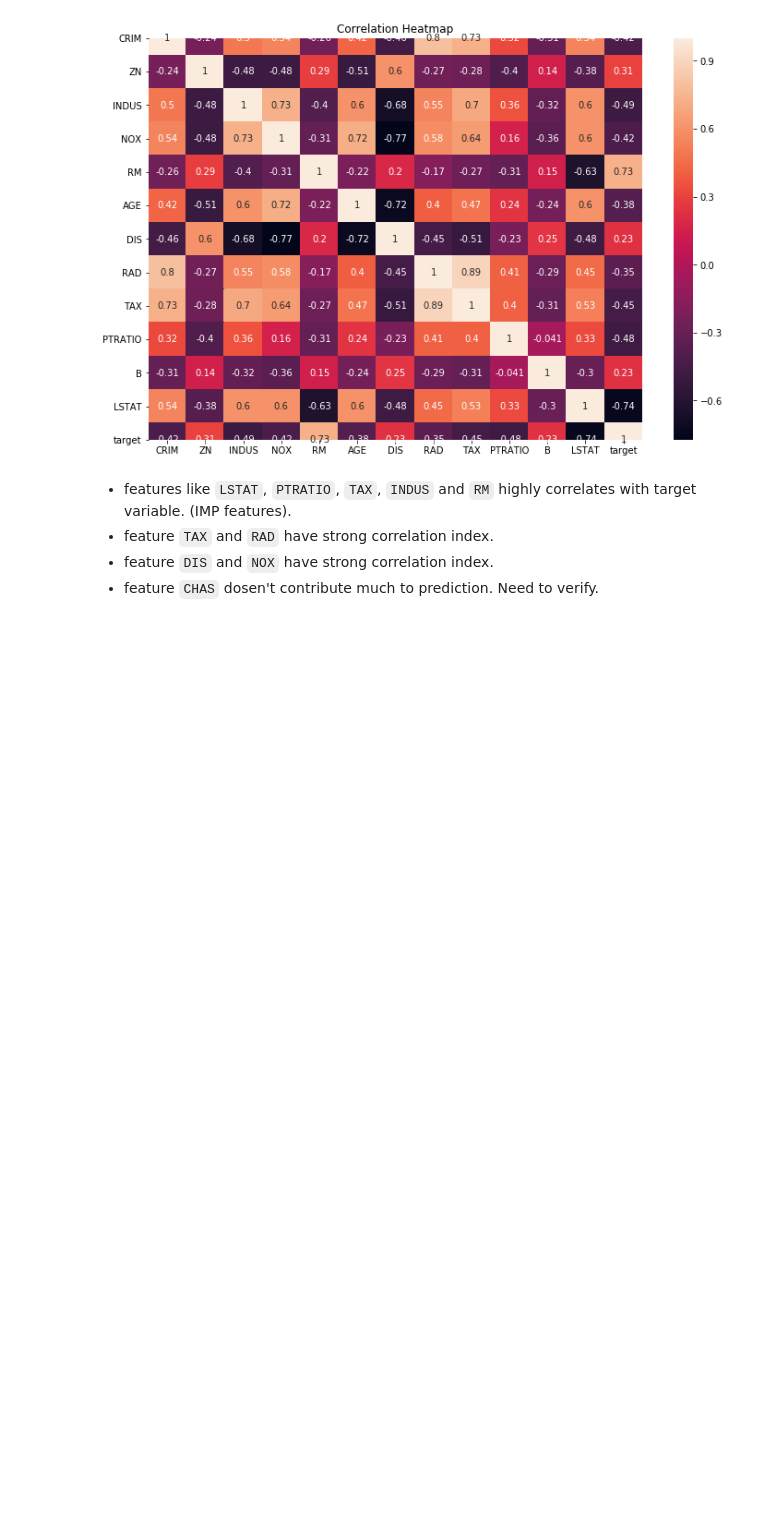
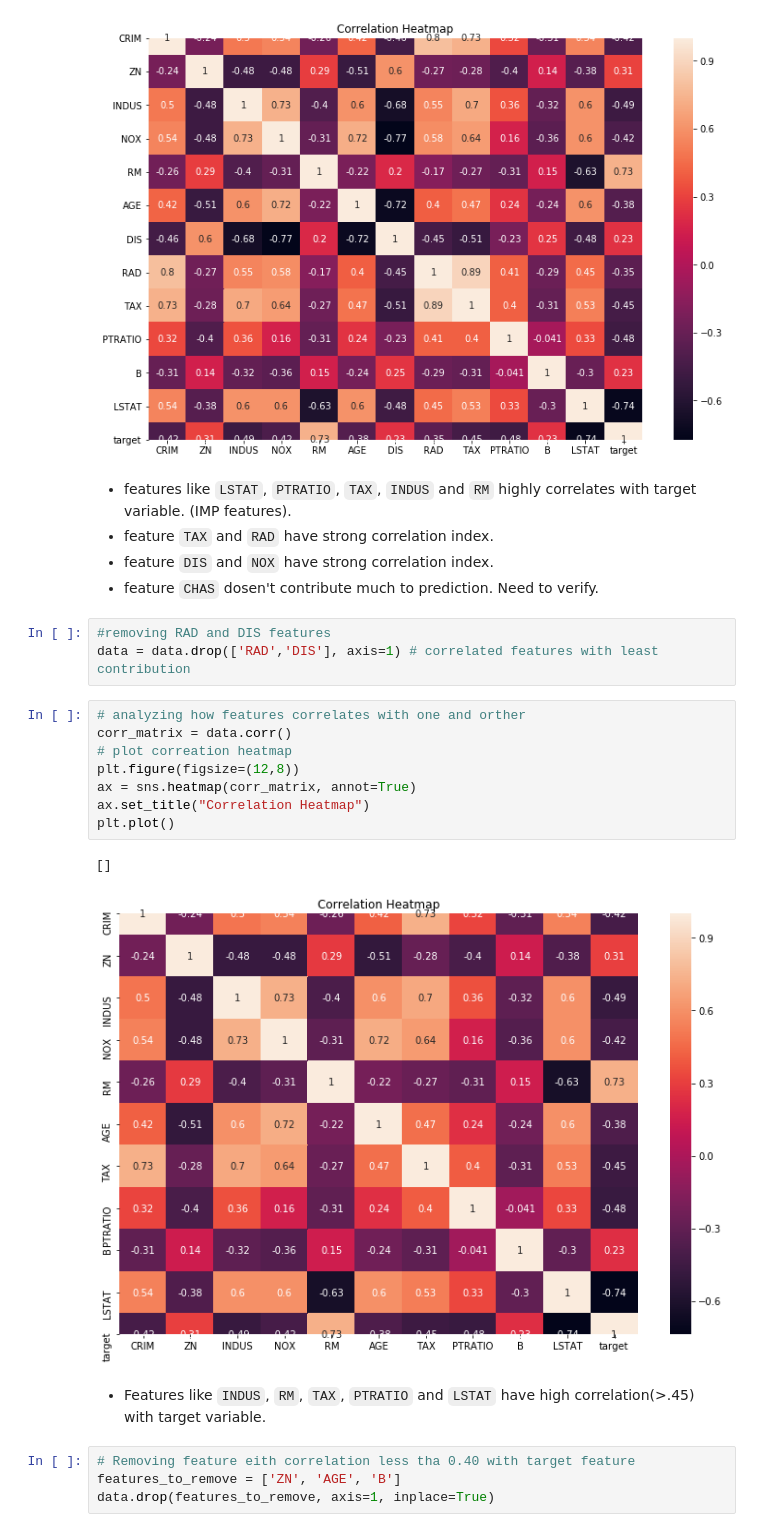
Before and after one commit to soni-ratnesh/Boston-House-Price-Prediction, a Jupyter notebook: Boston House Price Prediction.ipynb, the cells around one changed output. Cells and saved outputs as stored; diff of their text form; blank space fills up the shorter version.

Commit message:
Data cleaning

```diff
--- a/Boston House Price Prediction.ipynb
+++ b/Boston House Price Prediction.ipynb
@@ -211,3 +211,23 @@ plt.plot()
 * feature `TAX` and `RAD` have strong correlation index.
 * feature `DIS` and `NOX` have strong correlation index.
 * feature `CHAS` dosen't contribute much to prediction. Need to verify.
+# %%
+#removing RAD and DIS features
+data = data.drop(['RAD','DIS'], axis=1) # correlated features with least contribution
+# %%
+# analyzing how features correlates with one and orther
+corr_matrix = data.corr()
+# plot correation heatmap
+plt.figure(figsize=(12,8))
+ax = sns.heatmap(corr_matrix, annot=True)
+ax.set_title("Correlation Heatmap")
+plt.plot()
+# %% [output]
+[]
+[figure, added]
+# %% [markdown]
+* Features like `INDUS`, `RM`, `TAX`, `PTRATIO` and `LSTAT` have high correlation(>.45) with target variable.
+# %%
+# Removing feature eith correlation less tha 0.40 with target feature
+features_to_remove = ['ZN', 'AGE', 'B']
+data.drop(features_to_remove, axis=1, inplace=True)
```
